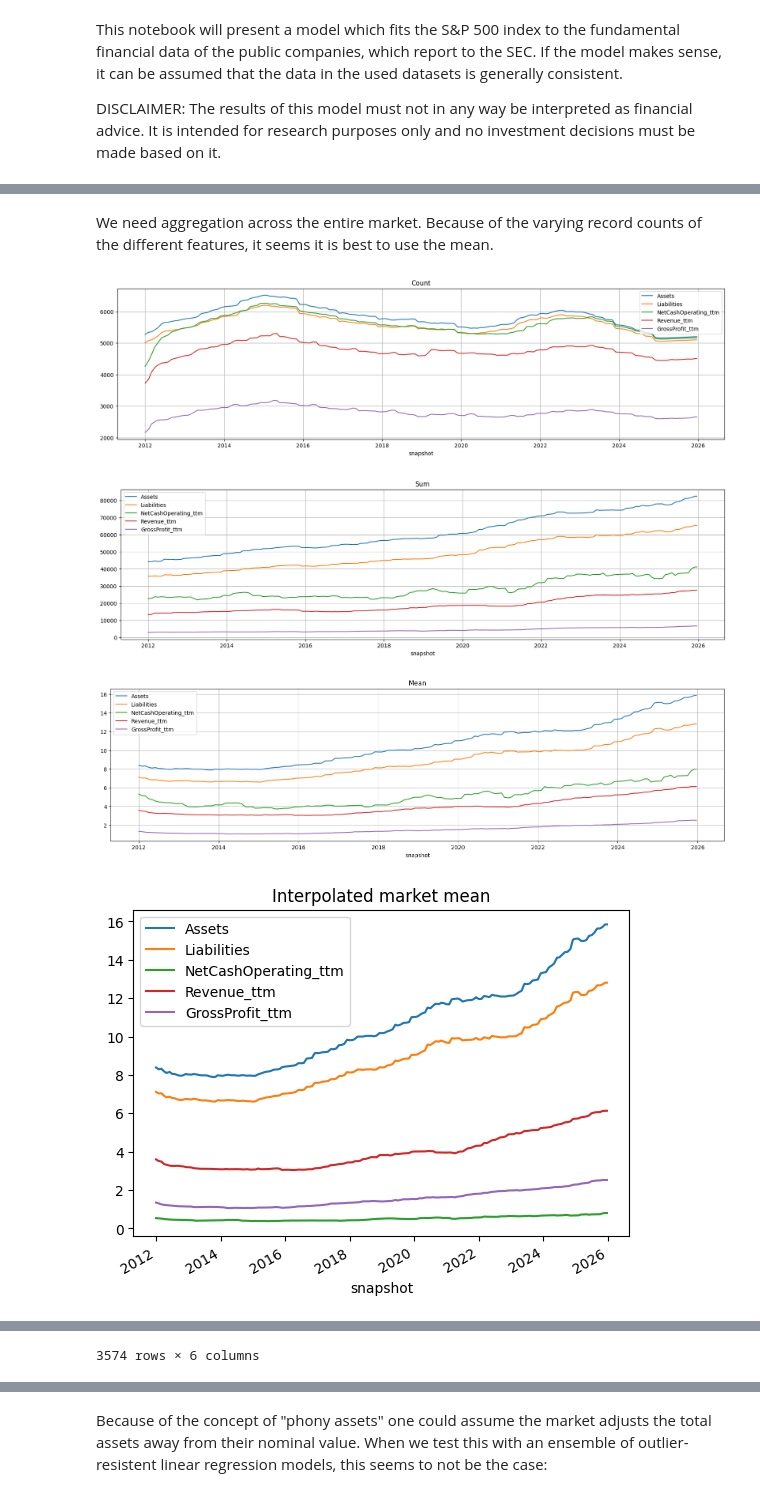
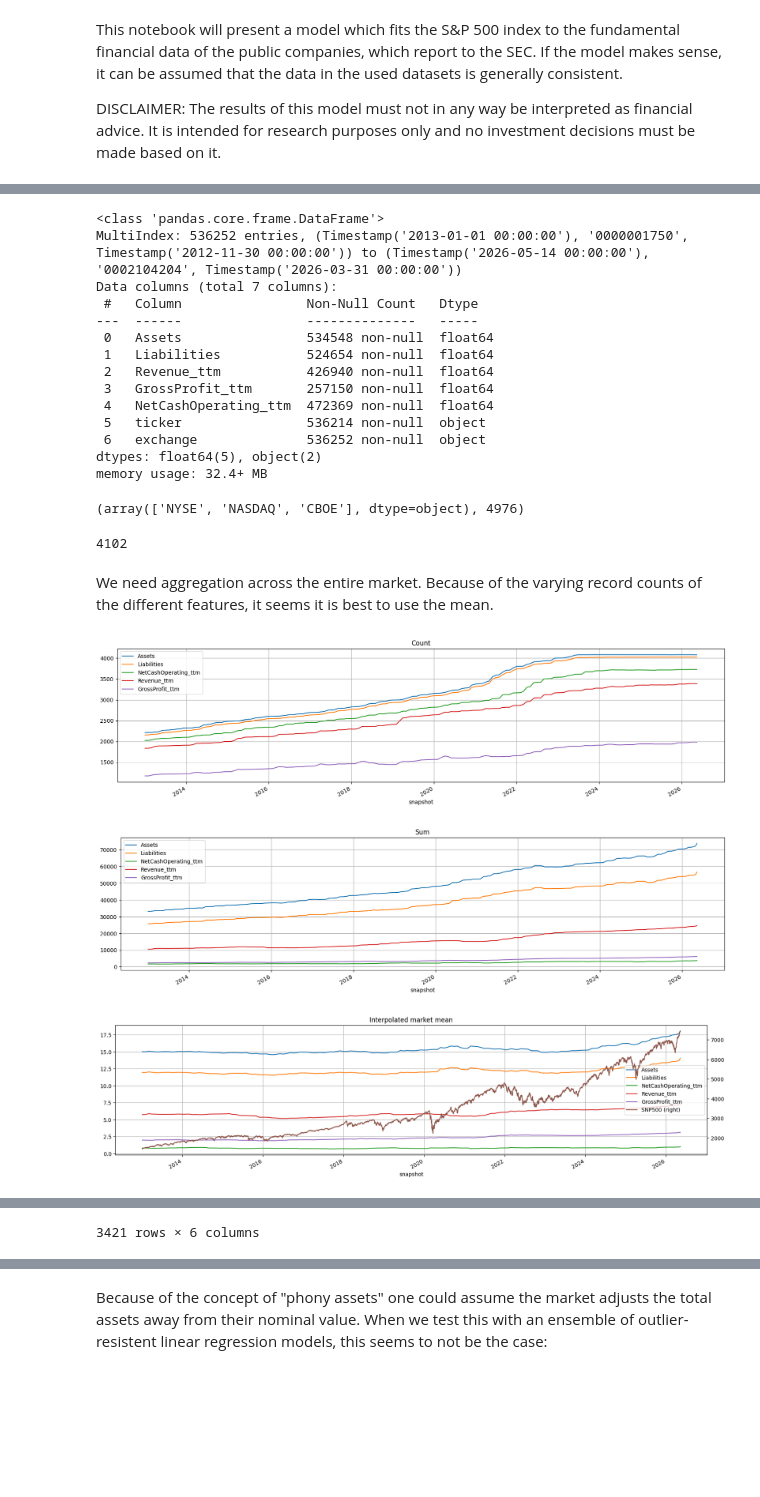
Before and after one commit to vladosht/fundamental-data, a Jupyter notebook: s-p-500-fundamental-data-model.ipynb, the cells around one changed output, grey strips where cells are left out. Drawn from its saved outputs; the diff is of its cells as text; code cells hidden in the pictures; blank space fills up the shorter version.

Commit message:
Kaggle Notebook | S&P 500 Fundamental Data Model | Version 84

```diff
--- a/s-p-500-fundamental-data-model.ipynb
+++ b/s-p-500-fundamental-data-model.ipynb
@@ -22,9 +21,10 @@ window_size = 12*3 #in snapshots
 # %%
 # Load the S&P 500 data
-sp500 = pd.read_csv('/kaggle/input/s-and-p-500-gspc-historical-data/sap500.csv')
-sp500['snapshot'] = pd.to_datetime(sp500['Date'])
-sp500 = sp500.sort_values(by='snapshot').set_index('snapshot')
-sp500 = sp500.drop(columns=[i for i in sp500.columns if i != 'Close']).rename(columns={'Close':ml_label})
+sp500 = pd.read_csv('/kaggle/input/s-and-p-500-gspc-historical-data/sap500.csv',
+                    date_format='ISO8601',
+                    usecols=['Date','Close'],
+                    index_col=['Date']).sort_index().rename(columns={'Close':ml_label})
+sp500.index = sp500.index.rename('snapshot')
 sp500
 # %% [output]
 |  | SNP500 |
@@ -75,22 +44,53 @@ snapshots
+# %%
+# Load the fundamental data sourced from the SEC
+index_cols = ['snapshot','cik','date']
+snapshots = pd.read_csv('/kaggle/input/fundamental-data-from-sec-xbrl-companyfacts-zip/snapshots.csv',
+                        date_format = 'ISO8601',
+                        usecols = index_cols + ml_features + ['exchange','ticker'],
+                        index_col = index_cols,
+                        dtype = {'cik':str})
+# We are only interested in exchange-traded companies, because the S&P 500 is composed of such
+snapshots = snapshots[~snapshots['exchange'].isna()]
+snapshots.info()
+snapshots['exchange'].unique(), snapshots['ticker'].nunique()
+# %% [output]
+<class 'pandas.core.frame.DataFrame'>
+MultiIndex: 536252 entries, (Timestamp('2013-01-01 00:00:00'), '0000001750', Timestamp('2012-11-30 00:00:00')) to (Timestamp('2026-05-14 00:00:00'), '0002104204', Timestamp('2026-03-31 00:00:00'))
+Data columns (total 7 columns):
+ #   Column                Non-Null Count   Dtype
+---  ------                --------------   -----
+ 0   Assets                534548 non-null  float64
+ 1   Liabilities           524654 non-null  float64
+ 2   Revenue_ttm           426940 non-null  float64
+ 3   GrossProfit_ttm       257150 non-null  float64
+ 4   NetCashOperating_ttm  472369 non-null  float64
+ 5   ticker                536214 non-null  object
+ 6   exchange              536252 non-null  object
+dtypes: float64(5), object(2)
+memory usage: 32.4+ MB
+(array(['NYSE', 'NASDAQ', 'CBOE'], dtype=object), 4976)
+# %%
+# A minimum number of snapshots with historic data must be available for each cik.
+ciks_with_enough_history = snapshots.index.to_frame(index=False).groupby('cik')['snapshot'].count()
+ciks_with_enough_history = ciks_with_enough_history[ciks_with_enough_history>=12*3] #At least three years in snapshots
+ciks_with_enough_history = ciks_with_enough_history.index.get_level_values('cik').unique().to_list()
+len(ciks_with_enough_history)
+# %% [output]
+4102
 # %% [markdown]
 We need aggregation across the entire market. Because of the varying record counts of the different features, it seems it is best to use the mean.
 # %%
-market = snapshots.copy()
-market['NetCashOperating_ttm'] *= 10 #This is done for clarity. We reverse it a few lines below
-market = market.groupby(by='snapshot')[ml_features]
+market = snapshots[snapshots.index.isin(ciks_with_enough_history,level='cik')][ml_features].groupby('snapshot')
 market.count().plot(grid=True,figsize=(20,5),title='Count')
 market.sum().plot(grid=True,figsize=(20,5),title='Sum')
-market.mean().plot(grid=True,figsize=(20,5),title='Mean')
-market = market.mean()
-market['NetCashOperating_ttm'] /= 10
-market = pd.merge(market,sp500,left_index=True,right_index=True,how='outer').interpolate().dropna()
-market[ml_features].plot(title='Interpolated market mean')
+market = pd.merge(market.mean(), sp500, left_index=True, right_index=True, how='outer').interpolate().dropna()
+market[ml_features].plot(grid=True,figsize=(20,5),title='Interpolated market mean')
+market[ml_label].plot(secondary_y=True,legend=True)
 plt.show()
 market
 # %% [output]
-[figure, old version]
+[figure, new version]
-[figure, old version]
+[figure, new version]
-[figure, old version]
+[figure, new version]
-[figure, removed]
 |  | Assets | Liabilities | NetCashOperating_ttm | Revenue_ttm | GrossProfit_ttm | SNP500 |
 | snapshot |  |  |  |  |  |  |
@@ -108 +108 @@ market
-3574 rows × 6 columns
+3421 rows × 6 columns
```
Also changed, not shown: parts of 33 cells of this notebook.
